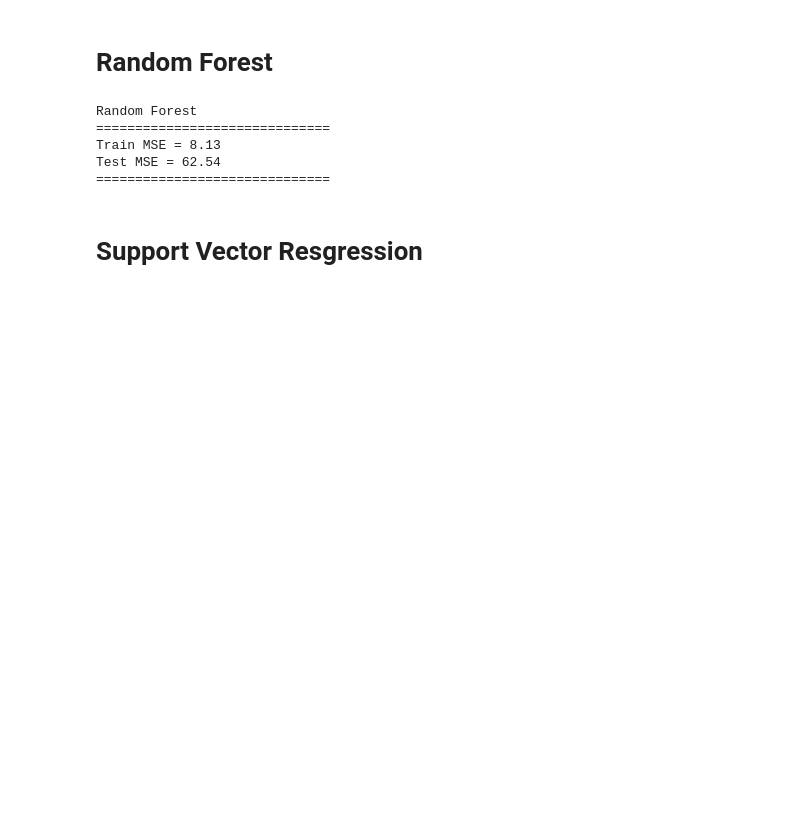
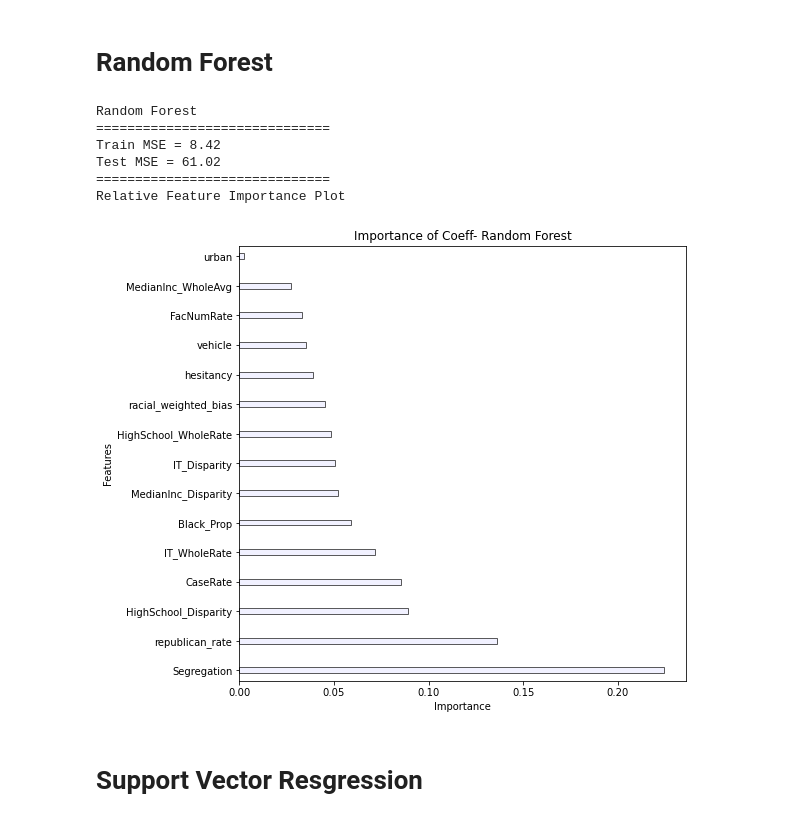
Before and after one commit to sunil-dhaka/ime692-project, a Jupyter notebook: group8.ipynb, the cells around one changed output. Drawn from its saved outputs; the diff is of its cells as text; code cells hidden in the pictures; blank space fills up the shorter version.

Commit message:
add feature importance selection

```diff
--- a/group8.ipynb
+++ b/group8.ipynb
@@ -200,7 +203,10 @@ def model(modelName,model_title,kernel='linear',c=0.1,plot=False):
             'width':0.2
             }
         # to plot barh
-        coefDf = pd.DataFrame(rm.coef_.T, columns=['Weight of Coeff'], index=X_train_data.columns)
+        if modelName==RandomForestRegressor:
+            coefDf = pd.DataFrame(rm.feature_importances_.T, columns=['Weight of Coeff'], index=X_train_data.columns)
+        else:
+            coefDf = pd.DataFrame(rm.coef_.T, columns=['Weight of Coeff'], index=X_train_data.columns)
         (coefDf['Weight of Coeff'].sort_values(ascending = False,kind='mergesort')).plot.barh(figsize=(8,8),**kwargs)
         plt.title(f'Importance of Coeff- {model_title}')
         plt.xlabel("Importance")
@@ -372,14 +378,16 @@ restrictedDf
 # %% [markdown]
 # Random Forest
 # %%
-rf=model(RandomForestRegressor,'Random Forest')
+rf=model(RandomForestRegressor,'Random Forest',plot=True)
 model_compare.append(rf)
 # %% [output]
 Random Forest
 ==============================
-Train MSE = 8.13
-Test MSE = 62.54
+Train MSE = 8.42
+Test MSE = 61.02
 ==============================
+Relative Feature Importance Plot
+[figure, added]
 # %% [markdown]
 # Support Vector Resgression
 # %%
```
Also changed, not shown: parts of 19 cells of this notebook.
